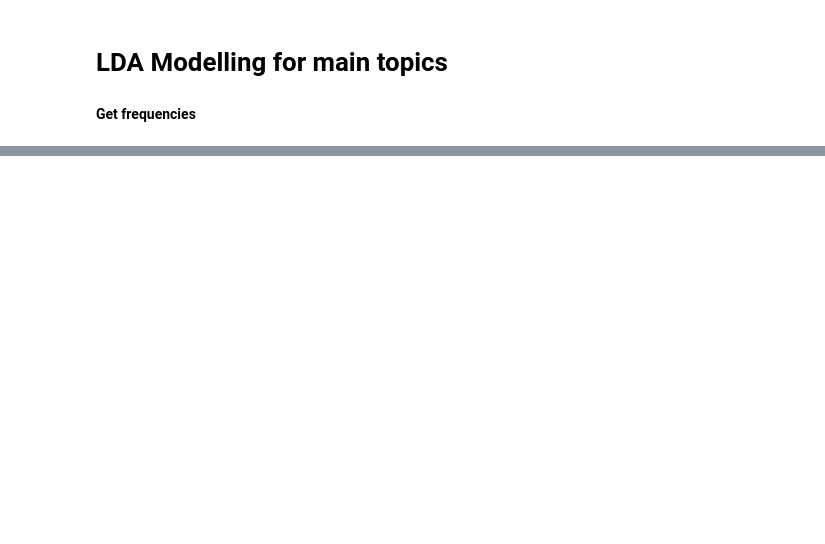
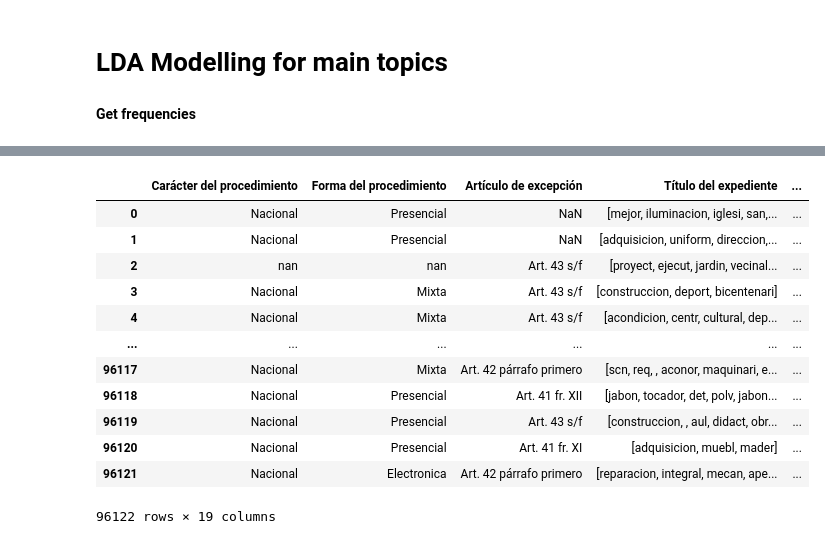
Before and after one commit to ML-Group-Col/Exped_Visualizations, a Jupyter notebook: lda.ipynb, the cells around one changed output, grey strips where cells are left out. Saved outputs shown, nothing was run; the diff lists cells and outputs as text; code cells hidden in the pictures; blank space fills up the shorter version.

```diff
--- a/lda.ipynb
+++ b/lda.ipynb
@@ -68,0 +56,46 @@ def create_lda():
+# %%
+def word_in_bag(word, bag):
+    '''
+    Return the evaluation if the word is contained in the bag (1) or not (0).
+    '''
+    if word in bag:
+        return 1
+    else:
+        return 0
+# %%
+def most_freq_words(freq_dict, data, n):
+    '''
+    This function creates the n most used words of the total corpus
+    Input:
+        freq_dict: the frequency bag of words for all the corpus
+        data: the column to evaluate
+        n: parameter of n most used words
+    '''
+    # Sort the dictionary by value of each key
+    freq_dict_ = sorted(freq_dict.items(), key=lambda x: x[1], reverse=True)
+    # Obtain the first n most used words
+    most_used_words, _ = zip(*freq_dict_[:n])
+    # Iterate over each most used word
+    for word in most_used_words:
+        # Apply the evaluation word_in_bag to get if the word is contained in the corpus of each row
+        data['word_'+word] = data.apply(lambda row: word_in_bag(word,row['Descripción del Anuncio']),axis=1)
+
+    return data
+# %%
+df = most_freq_words(freq_dict, df, 5)
+# %%
+df
+# %% [output]
+|  | Carácter del procedimiento | Forma del procedimiento | Artículo de excepción | Título del expediente | ... |
+| 0 | Nacional | Presencial | NaN | [mejor, iluminacion, iglesi, san,... | ... |
+| 1 | Nacional | Presencial | NaN | [adquisicion, uniform, direccion,... | ... |
+| 2 | nan | nan | Art. 43 s/f | [proyect, ejecut, jardin, vecinal... | ... |
+| 3 | Nacional | Mixta | Art. 43 s/f | [construccion, deport, bicentenari] | ... |
+| 4 | Nacional | Mixta | Art. 43 s/f | [acondicion, centr, cultural, dep... | ... |
+| ... | ... | ... | ... | ... | ... |
+| 96117 | Nacional | Mixta | Art. 42 párrafo primero | [scn, req, , aconor, maquinari, e... | ... |
+| 96118 | Nacional | Presencial | Art. 41 fr. XII | [jabon, tocador, det, polv, jabon... | ... |
+| 96119 | Nacional | Presencial | Art. 43 s/f | [construccion, , aul, didact, obr... | ... |
+| 96120 | Nacional | Presencial | Art. 41 fr. XI | [adquisicion, muebl, mader] | ... |
+| 96121 | Nacional | Electronica | Art. 42 párrafo primero | [reparacion, integral, mecan, ape... | ... |
+96122 rows × 19 columns
```
Also changed, not shown: parts of 9 cells of this notebook, 3 other files.
